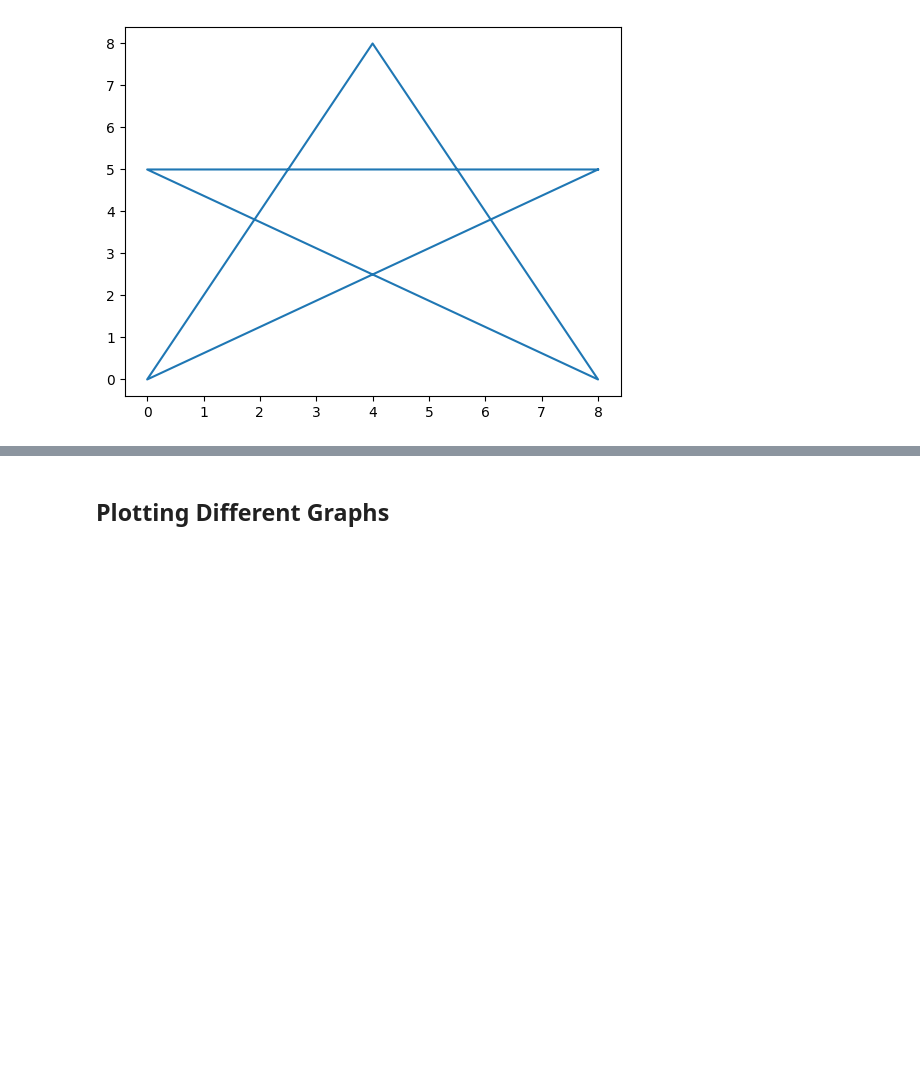
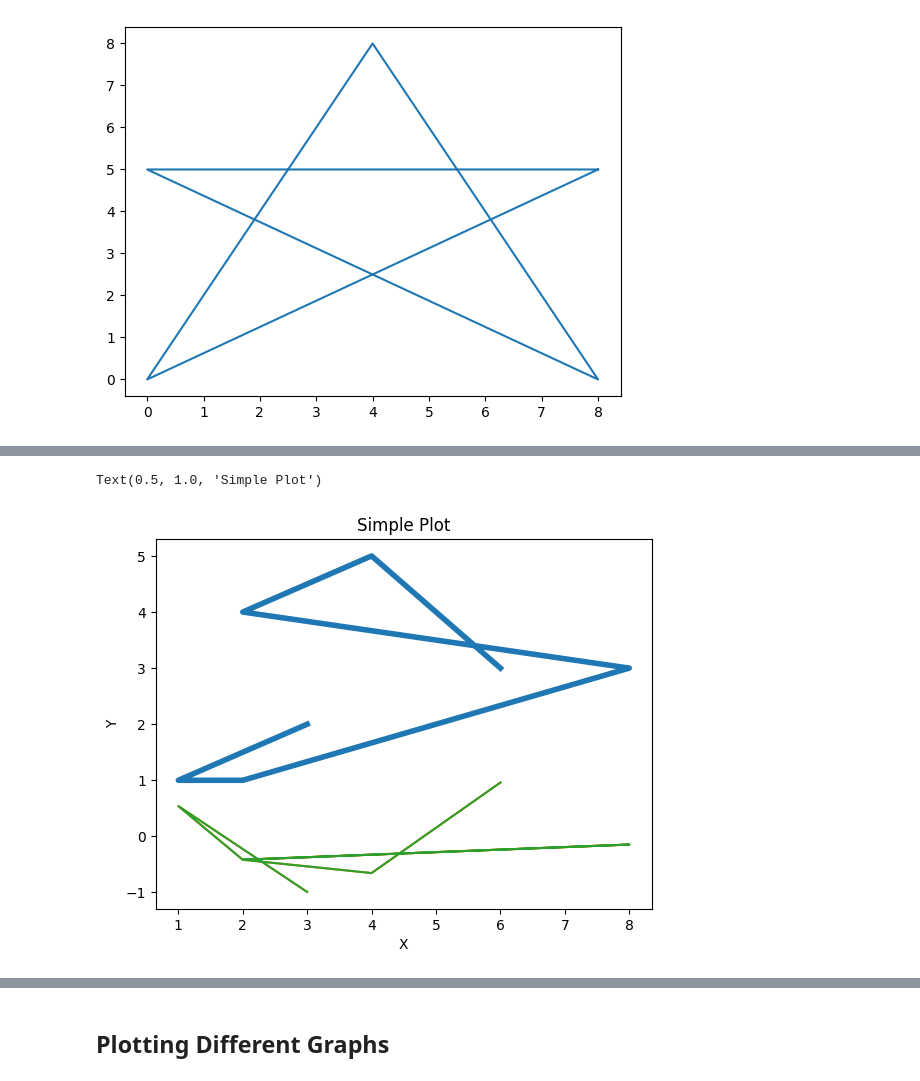
Before and after one commit to shubha-pandey/Learning-Matplotlib, a Jupyter notebook: Matplotlib.ipynb, the cells around one changed output, grey strips where cells are left out. Drawn from its saved outputs; the diff is of its cells as text; code cells hidden in the pictures; blank space fills up the shorter version.

```diff
--- a/Matplotlib.ipynb
+++ b/Matplotlib.ipynb
@@ -40,0 +92,13 @@ plt.plot([8, 0, 4, 8, 0, 8], [5, 0, 8, 0, 5, 5])
+# %%
+yy = np.cos(x)
+# %%
+plt.plot(x, y, label='Sine', linewidth=4)
+plt.plot(x, yy, label='Cos')
+plt.plot(x, yy, label='Cos2')
+
+plt.xlabel('X')
+plt.ylabel('Y')
+plt.title('Simple Plot')
+# %% [output]
+Text(0.5, 1.0, 'Simple Plot')
+[figure, added]
```
Also changed, not shown: parts of 16 cells of this notebook.
